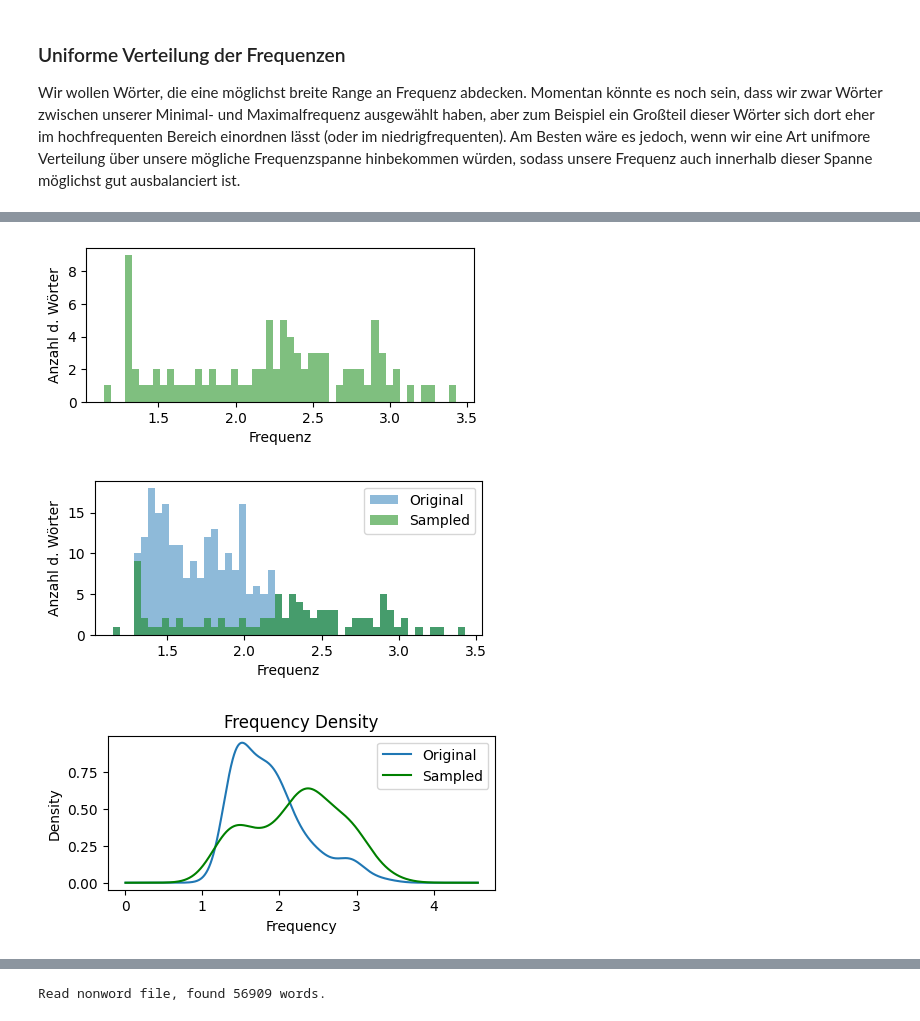
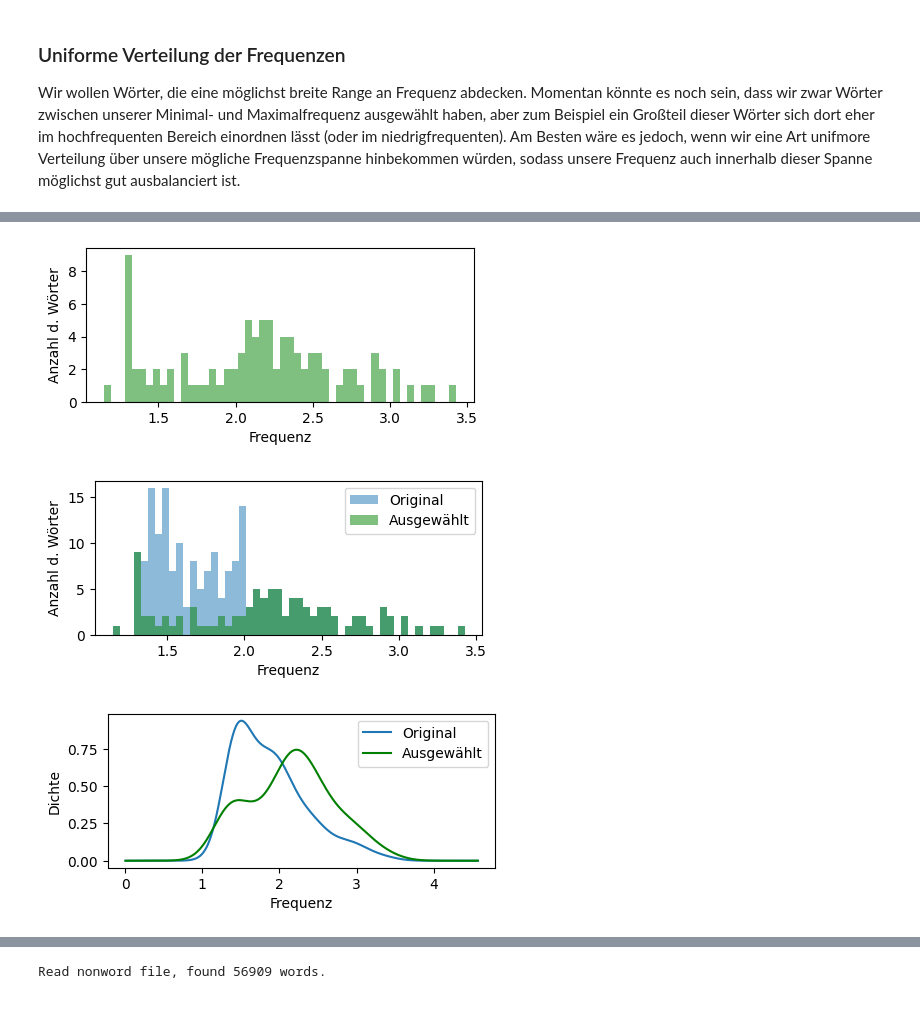
Before and after one commit to jasminorth/lang_emot_cognition, a Jupyter notebook: dataset_creation/dataset_creation.ipynb, the cells around one changed output, grey strips where cells are left out. Saved outputs shown, nothing was run; the diff lists cells and outputs as text; code cells hidden in the pictures.

```diff
--- a/dataset_creation/dataset_creation.ipynb
+++ b/dataset_creation/dataset_creation.ipynb
@@ -62,11 +54,12 @@ True
 # Und wie viele wir haben wollen
 
 # Wie viele Wörter (und Nonwörter) wollen wir am Ende haben?
-# -> jeweils 80 Experimnet Items + 10 Practice Items (d.h. 180 insgesamt)
-N_WORDS = 90
+# insgesamt 10 practice items und 180 experiment items (6 Blöcke x 30 items = 180)
+# -> d.h. jeweils 5 practice items plus jeweils 90 experiment items (Wörter bzw. Nonwörter)
+N_WORDS = 95
 
 # Frequenz: die Range geht von 0.48 bis 6.33 (Logarithmus)
-MIN_FREQ = 1        # nichts zu niedrig frequentes (Zipf?)
+MIN_FREQ = 1        # nichts zu niederfrequentes (siehe Zipfsche Verteilung)
 MAX_FREQ = 4       # nichts zu hochfrequentes
 
 # Länge: die Range geht von 1.00 bis 28.00
@@ -757,8 +763,9 @@ for target in targets:
     selected.append(uniform_df.loc[idx])
     uniform_df = uniform_df.drop(idx)
 
+# mache aus der oben getroffenen Auswahl wieder einen Datensatz und sortiere ihn nach Wortlänge
 sampled = pd.DataFrame(selected)
-sampled = sampled.sort_values(by="length")
+sampled = sampled.sort_values(by="length").reset_index(drop=True)
 
 # Feedback
 print (f"""Found {len(sampled)} words that fit our prerequisites.
@@ -802,34 +809,33 @@ plt.xlabel("Frequenz")
 plt.ylabel("Anzahl d. Wörter")
 plt.show()
 # %% [output]
-[figure, old version]
+[figure, new version]
 # %%
 # Vergleich vorher-nachher
 plt.figure(figsize=(5, 2))
 plt.hist(corrected_df["freq"], bins=50, alpha=0.5, label="Original")
-plt.hist(sampled["freq"], bins=50, alpha=0.5, label="Sampled", color = "green")
+plt.hist(sampled["freq"], bins=50, alpha=0.5, label="Ausgewählt", color = "green")
 plt.xlabel("Frequenz")
 plt.ylabel("Anzahl d. Wörter")
 plt.legend()
 plt.show()
 # %% [output]
-[figure, old version]
+[figure, new version]
 # %%
-# !pip install scipy
+# nur eine kleine Spielerei, aber den Vergleich kann man sich auch so anzeigen lassen
 
-import scipy
-# density comparison
+# Vergleich der "Dichte" der Frequenzen vorher-nachher
 
 plt.figure(figsize=(5, 2))
 
 corrected_df["freq"].plot(kind="density", label="Original")
-sampled["freq"].plot(kind="density", label="Sampled", color = "green")
+sampled["freq"].plot(kind="density", label="Ausgewählt", color = "green")
 
-plt.xlabel("Frequency")
-plt.title("Frequency Density")
+plt.xlabel("Frequenz")
+plt.ylabel("Dichte")
 plt.legend()
 
 plt.show()
 # %% [output]
-[figure, old version]
+[figure, new version]
 # %%
```
Also changed, not shown: parts of 30 cells of this notebook, 3 other files.
